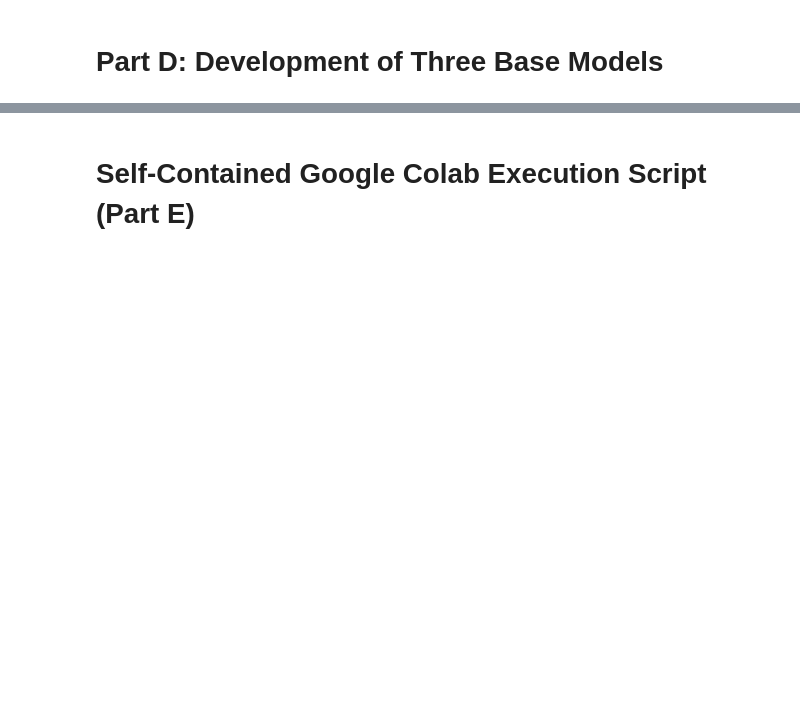
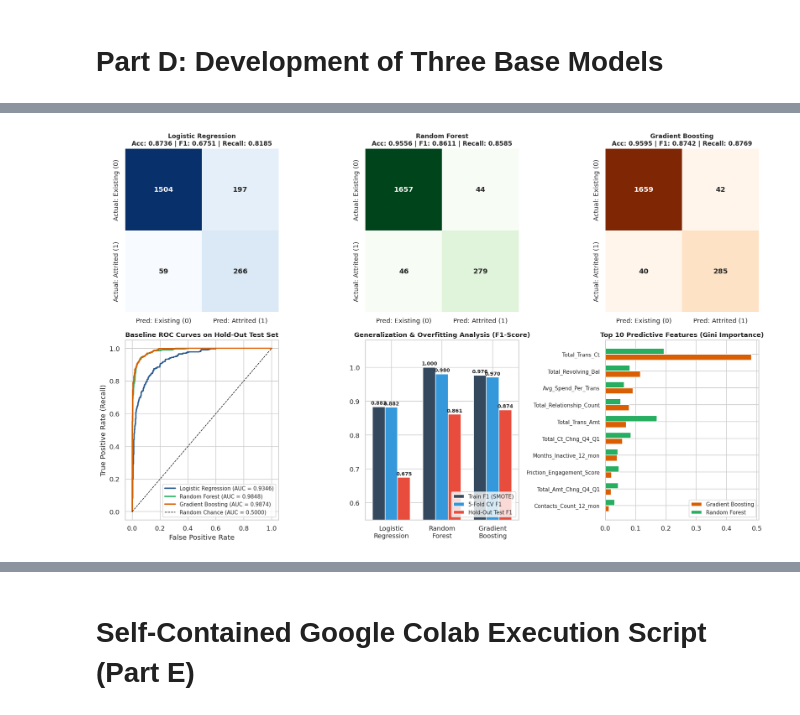
Before and after one commit to Justin1224com/6001CMD_CW2, a Jupyter notebook: 6001CMD_CW2.ipynb, the cells around one changed output, grey strips where cells are left out. Cells and saved outputs as stored; diff of their text form; code cells hidden in the pictures; blank space fills up the shorter version.

```diff
--- a/6001CMD_CW2.ipynb
+++ b/6001CMD_CW2.ipynb
@@ -463,0 +361,78 @@ plt.show()
+# %%
+# ==============================================================================
+# PART D FIX: PLOT DIAGNOSTICS & FEATURE IMPORTANCES USING X_train_smote.columns
+# ==============================================================================
+feature_names = X_train_smote.columns  # Fixed: uses X_train_smote instead of X
+
+fig = plt.figure(figsize=(16, 10))
+gs = fig.add_gridspec(2, 3, height_ratios=[1, 1.1])
+model_names = ["Logistic Regression", "Random Forest", "Gradient Boosting"]
+cmaps = ['Blues', 'Greens', 'Oranges']
+
+# 1. Top Row: Confusion Matrices
+for idx, (m_name, cmap) in enumerate(zip(model_names, cmaps)):
+    ax = fig.add_subplot(gs[0, idx])
+    sns.heatmap(conf_matrices[m_name], annot=True, fmt='d', cmap=cmap, cbar=False, ax=ax,
+                xticklabels=['Pred: Existing (0)', 'Pred: Attrited (1)'],
+                yticklabels=['Actual: Existing (0)', 'Actual: Attrited (1)'],
+                annot_kws={'size': 12, 'weight': 'bold'})
+    row = part_d_df[part_d_df['Base Model'] == m_name].iloc[0]
+    ax.set_title(f"{m_name}\nAcc: {row['Test_Accuracy']:.4f} | F1: {row['Test_F1']:.4f} | Recall: {row['Test_Recall']:.4f}",
+                 fontsize=10.5, fontweight='bold')
+
+# 2. Bottom Left: ROC Curves
+ax_roc = fig.add_subplot(gs[1, 0])
+colors_roc = {'Logistic Regression': '#2b5c8f', 'Random Forest': '#27ae60', 'Gradient Boosting': '#d95f02'}
+for m_name in model_names:
+    fpr, tpr, auc_val = roc_data[m_name]
+    ax_roc.plot(fpr, tpr, lw=2.2, color=colors_roc[m_name], label=f"{m_name} (AUC = {auc_val:.4f})")
+ax_roc.plot([0, 1], [0, 1], 'k--', lw=1, label='Random Chance (AUC = 0.5000)')
+ax_roc.set_title('Baseline ROC Curves on Hold-Out Test Set', fontsize=11, fontweight='bold')
+ax_roc.set_xlabel('False Positive Rate')
+ax_roc.set_ylabel('True Positive Rate (Recall)')
+ax_roc.legend(loc='lower right', fontsize=9)
+
+# 3. Bottom Middle: Train vs. CV vs. Test F1-Score
+ax_bar = fig.add_subplot(gs[1, 1])
+x_pos = np.arange(len(model_names))
+w = 0.25
+b_tr = ax_bar.bar(x_pos - w, part_d_df['Train_F1'], w, label='Train F1 (SMOTE)', color='#34495e')
+b_cv = ax_bar.bar(x_pos, part_d_df['CV_F1_Mean'], w, label='5-Fold CV F1', color='#3498db')
+b_te = ax_bar.bar(x_pos + w, part_d_df['Test_F1'], w, label='Hold-Out Test F1', color='#e74c3c')
+ax_bar.set_title('Generalization & Overfitting Analysis (F1-Score)', fontsize=11, fontweight='bold')
+ax_bar.set_xticks(x_pos)
+ax_bar.set_xticklabels(['Logistic\nRegression', 'Random\nForest', 'Gradient\nBoosting'])
+ax_bar.set_ylim(0.55, 1.08)
+ax_bar.legend(loc='lower right', fontsize=9)
+for bar in list(b_tr) + list(b_cv) + list(b_te):
+    h = bar.get_height()
+    ax_bar.annotate(f'{h:.3f}', (bar.get_x() + bar.get_width()/2., h),
+                    ha='center', va='bottom', fontsize=8.5, fontweight='bold', xytext=(0, 2), textcoords='offset points')
+
+# 4. Bottom Right: Top 10 Feature Importances
+ax_fi = fig.add_subplot(gs[1, 2])
+gb_imp = pd.Series(base_models['Gradient Boosting'].feature_importances_, index=feature_names)
+rf_imp = pd.Series(base_models['Random Forest'].feature_importances_, index=feature_names)
+top10_cols = gb_imp.sort_values(ascending=True).tail(10).index
+y_pos = np.arange(len(top10_cols))
+ax_fi.barh(y_pos - 0.18, gb_imp[top10_cols], height=0.35, label='Gradient Boosting', color='#d95f02')
+ax_fi.barh(y_pos + 0.18, rf_imp[top10_cols], height=0.35, label='Random Forest', color='#27ae60')
+ax_fi.set_yticks(y_pos)
+ax_fi.set_yticklabels(top10_cols, fontsize=9)
+ax_fi.set_title('Top 10 Predictive Features (Gini Importance)', fontsize=11, fontweight='bold')
+ax_fi.legend(loc='lower right', fontsize=9)
+
+plt.tight_layout()
+plt.savefig('part_d_base_models_evaluation.png', bbox_inches='tight')
+plt.show()
+
+# Print exact feature importances & coefficients
+lr_coefs = pd.Series(base_models['Logistic Regression'].coef_[0], index=feature_names)
+print("\n=== Top 8 Gradient Boosting Feature Importances ===")
+print(gb_imp.sort_values(ascending=False).head(8).round(4))
+print("\n=== Top 8 Random Forest Feature Importances ===")
+print(rf_imp.sort_values(ascending=False).head(8).round(4))
+print("\n=== Top 6 Absolute Logistic Regression Coefficients (Log-Odds) ===")
+print(lr_coefs.reindex(lr_coefs.abs().sort_values(ascending=False).index).head(6).round(4))
+# %% [output]
+[figure, added]
```
Also changed, not shown: parts of 10 cells of this notebook.
